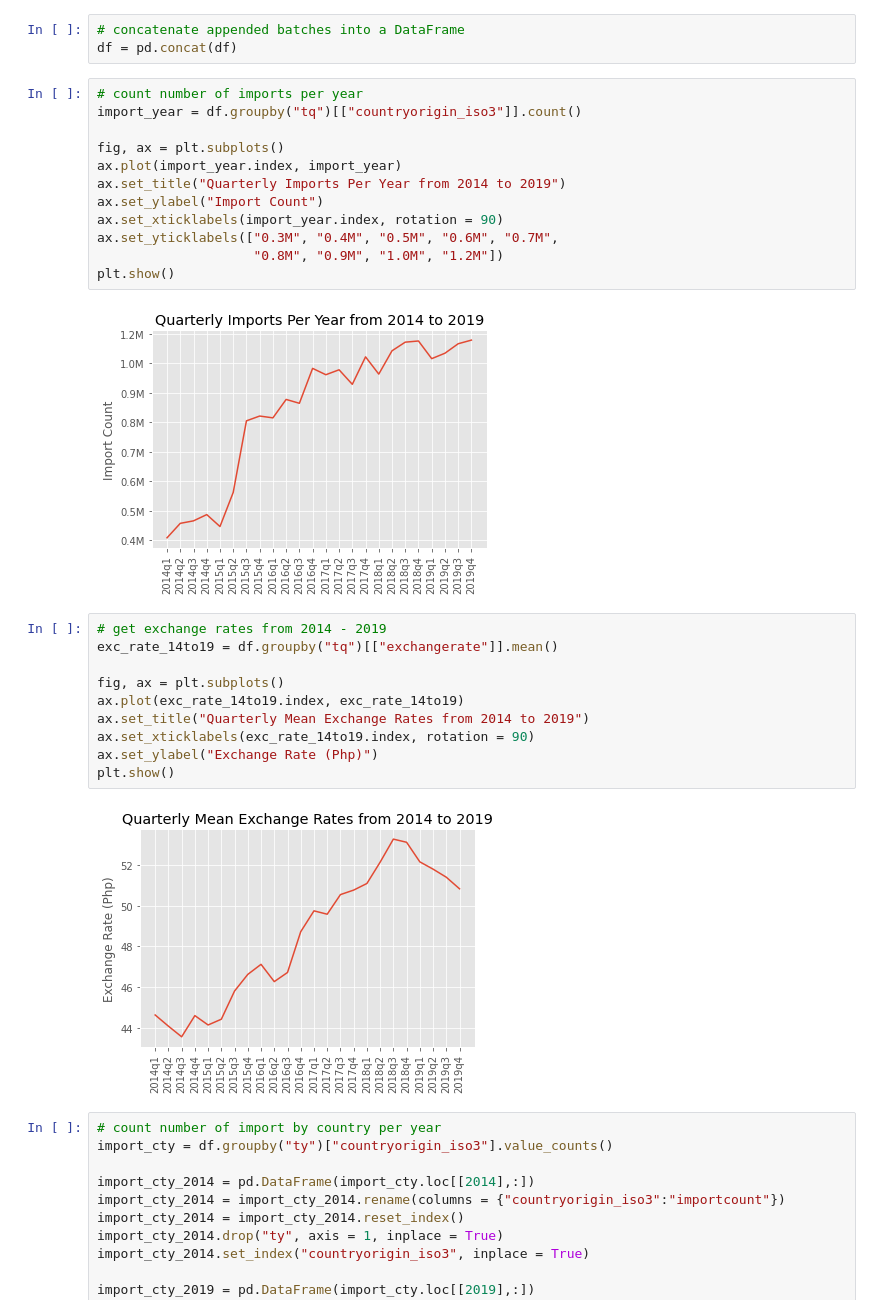
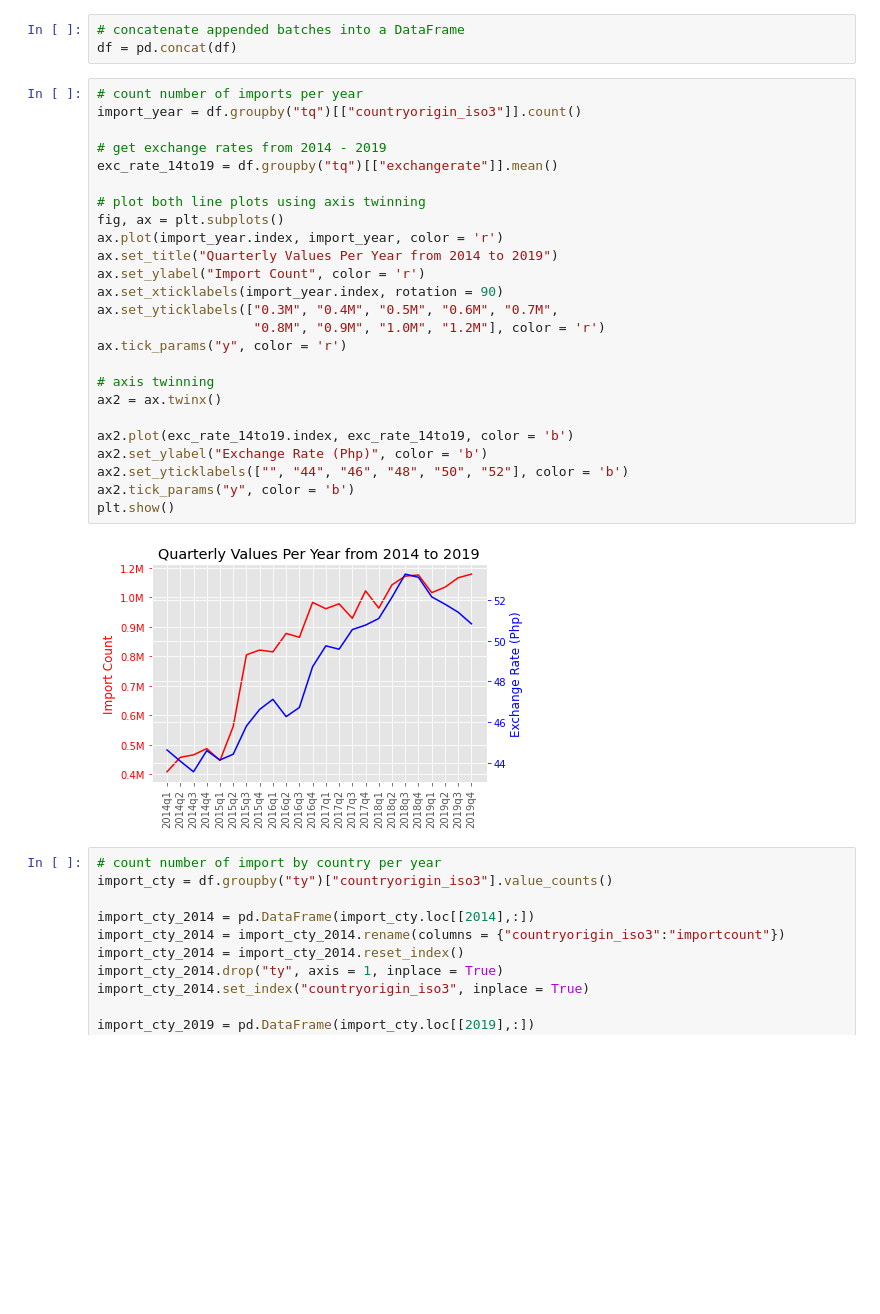
Before and after one commit to NIP-Data-Computation/show-and-tell, a Jupyter notebook: piercel_week2_application.ipynb, the cells around one changed output. Saved outputs shown, nothing was run; the diff lists cells and outputs as text; blank space fills up the shorter version.

Commit message:
Combined quarterly plots into one

```diff
--- a/piercel_week2_application.ipynb
+++ b/piercel_week2_application.ipynb
@@ -412,29 +412,30 @@ df = pd.concat(df)
 # %%
 # count number of imports per year
 import_year = df.groupby("tq")[["countryorigin_iso3"]].count()
 
+# get exchange rates from 2014 - 2019
+exc_rate_14to19 = df.groupby("tq")[["exchangerate"]].mean()
+
+# plot both line plots using axis twinning
 fig, ax = plt.subplots()
-ax.plot(import_year.index, import_year)
-ax.set_title("Quarterly Imports Per Year from 2014 to 2019")
-ax.set_ylabel("Import Count")
+ax.plot(import_year.index, import_year, color = 'r')
+ax.set_title("Quarterly Values Per Year from 2014 to 2019")
+ax.set_ylabel("Import Count", color = 'r')
 ax.set_xticklabels(import_year.index, rotation = 90)
 ax.set_yticklabels(["0.3M", "0.4M", "0.5M", "0.6M", "0.7M",
-                    "0.8M", "0.9M", "1.0M", "1.2M"])
+                    "0.8M", "0.9M", "1.0M", "1.2M"], color = 'r')
+ax.tick_params("y", color = 'r')
+
+# axis twinning
+ax2 = ax.twinx()
+
+ax2.plot(exc_rate_14to19.index, exc_rate_14to19, color = 'b')
+ax2.set_ylabel("Exchange Rate (Php)", color = 'b')
+ax2.set_yticklabels(["", "44", "46", "48", "50", "52"], color = 'b')
+ax2.tick_params("y", color = 'b')
 plt.show()
 # %% [output]
-[figure, old version]
+[figure, new version]
-# %%
-# get exchange rates from 2014 - 2019
-exc_rate_14to19 = df.groupby("tq")[["exchangerate"]].mean()
-
-fig, ax = plt.subplots()
-ax.plot(exc_rate_14to19.index, exc_rate_14to19)
-ax.set_title("Quarterly Mean Exchange Rates from 2014 to 2019")
-ax.set_xticklabels(exc_rate_14to19.index, rotation = 90)
-ax.set_ylabel("Exchange Rate (Php)")
-plt.show()
-# %% [output]
-[figure, removed]
 # %%
 # count number of import by country per year
 import_cty = df.groupby("ty")["countryorigin_iso3"].value_counts()
```
